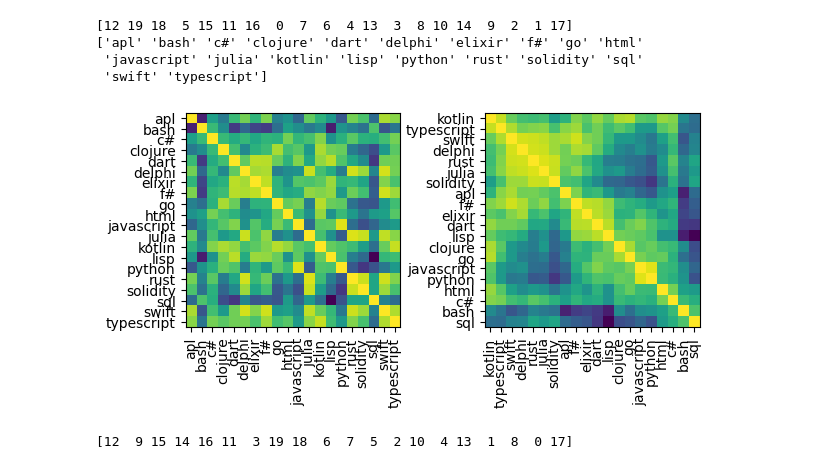
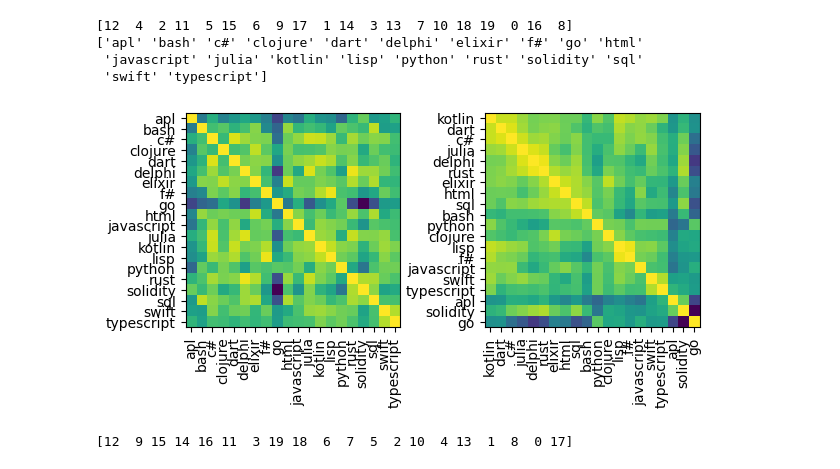
Before and after one commit to ddevin96/DevCommunities, a Jupyter notebook: src/notebook/simmatrix.ipynb, the cells around one changed output. Drawn from its saved outputs; the diff is of its cells as text; code cells hidden in the pictures.

```diff
--- a/src/notebook/simmatrix.ipynb
+++ b/src/notebook/simmatrix.ipynb
@@ -27,9 +27,9 @@ def get_sim_mat2(sm):
 
 n = 20
 
-# read csv ('/Users/ddevin/Documents/vscode/DevCommunities/results/cpprofilesALL.csv')
 # read csv file
-f = open('/Users/ddevin/Documents/vscode/DevCommunities/results/cpprofilesALL_cos.csv', 'r')
+# f = open('/Users/ddevin/Documents/vscode/DevCommunities/results/cpprofilesALL_cos.csv', 'r')
+f = open('/Users/ddevin/Documents/vscode/DevCommunities/results/cpprofilesALLFilter_cos.csv', 'r')
 # create list of lists
 lines = f.readlines()
 my_sim_mat = []
@@ -49,35 +49,35 @@ sim_mat2 = my_sim_mat[idx, :][:, idx]  # apply reordering for rows and columns
 
 # Plot results
 fig, ax = plt.subplots(1, 2)
 fig.tight_layout(pad=3.0)
 
 ax[0].imshow(my_sim_mat)
 ax[1].imshow(sim_mat2)
 
 my_tags_so = ["rust" ,"elixir","clojure", "typescript" ,"julia", "python", "delphi", "go" ,"sql", "c#" ,"kotlin", "swift" ,"dart" ,"html", "solidity", "javascript", "f#", "bash" ,"lisp", "apl"]
 my_tags_so = np.array(my_tags_so)
 # sort my_tags_so alphabetically
 my_tags_so = np.sort(my_tags_so)
 print(idx)
 my_tags_so_ordered = my_tags_so[idx]
 print(my_tags_so)
 
 def ticks(_ax, ti, la):
     _ax.set_xticks(ti)
     _ax.set_yticks(ti)
     _ax.set_xticklabels(la)
     # set orientation of xticklabels
     _ax.set_xticklabels(la, rotation=90)
     _ax.set_yticklabels(la)
 
 ticks(_ax=ax[0], ti=range(n), la=my_tags_so)
 ticks(_ax=ax[1], ti=range(n), la=my_tags_so_ordered)
 # %% [output]
-[12 19 18  5 15 11 16  0  7  6  4 13  3  8 10 14  9  2  1 17]
+[12  4  2 11  5 15  6  9 17  1 14  3 13  7 10 18 19  0 16  8]
 ['apl' 'bash' 'c#' 'clojure' 'dart' 'delphi' 'elixir' 'f#' 'go' 'html'
  'javascript' 'julia' 'kotlin' 'lisp' 'python' 'rust' 'solidity' 'sql'
  'swift' 'typescript']
-[figure, old version]
+[figure, new version]
 # %%
 import numpy as np
 import matplotlib.pyplot as plt
```
Also changed, not shown: 25 other files.
